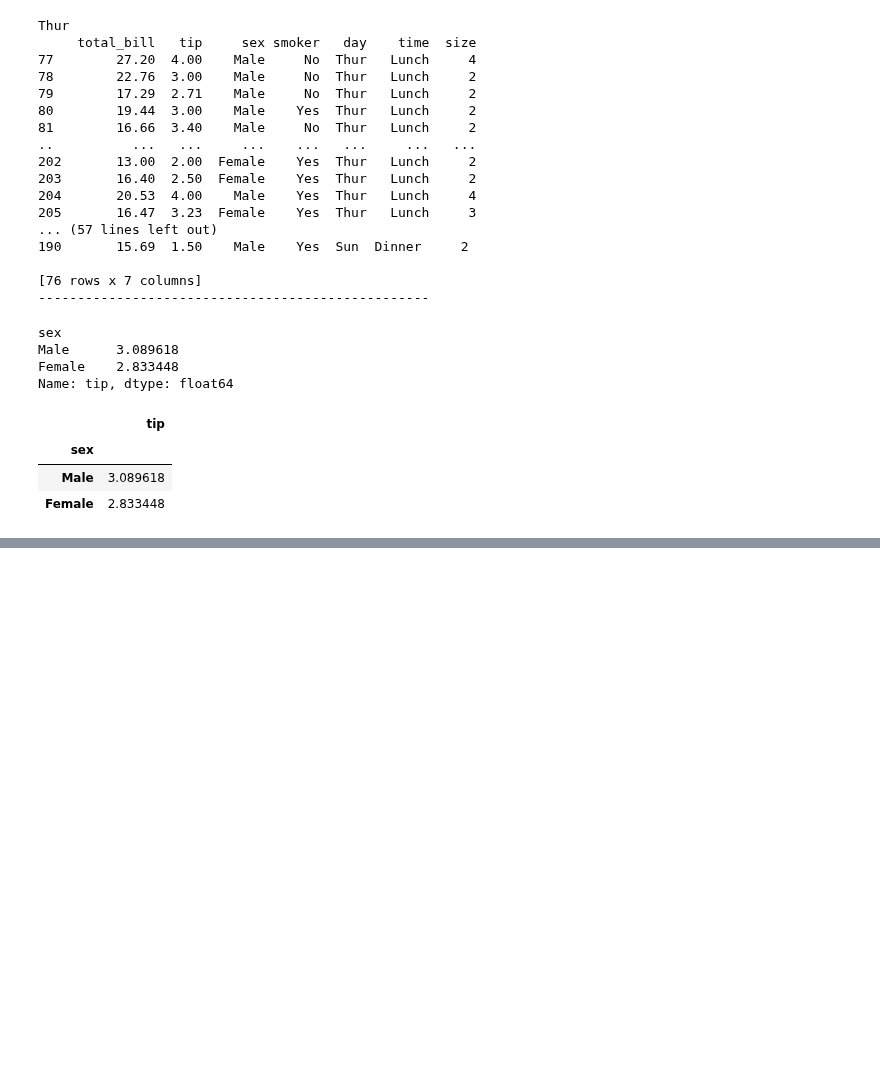
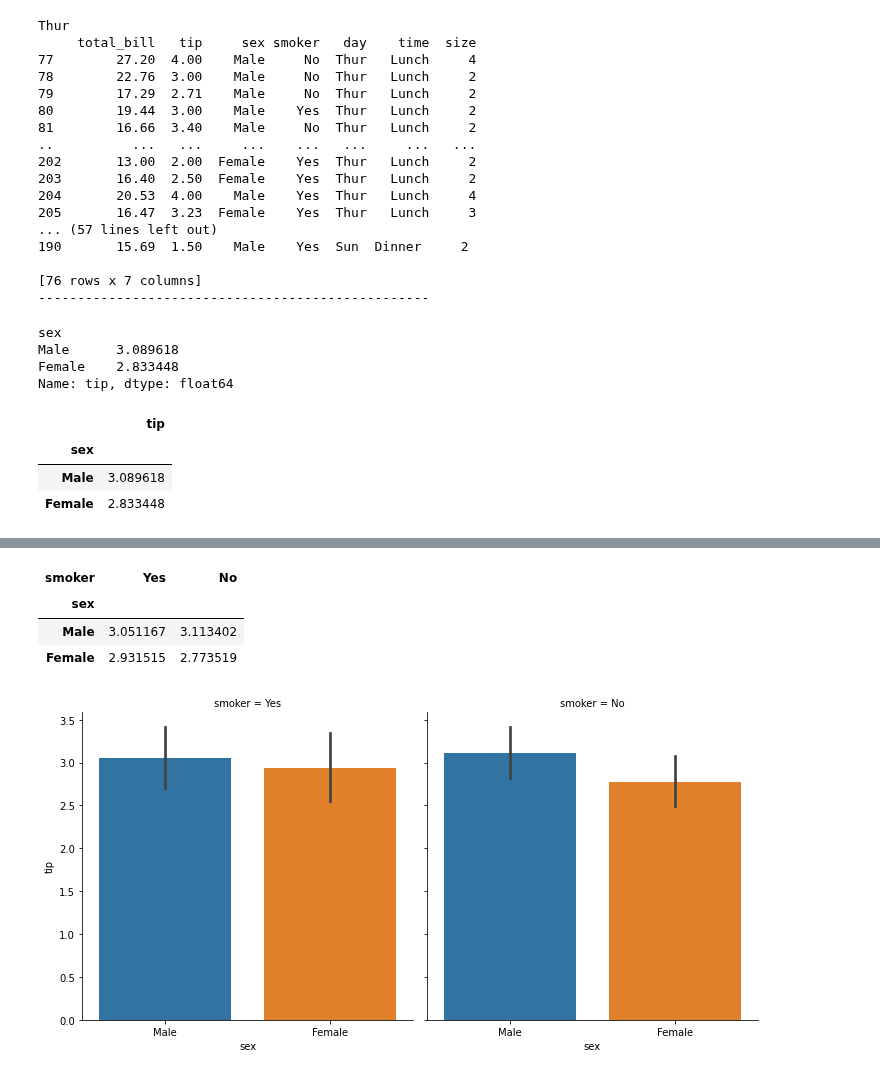
Before and after one commit to JakeOh/202011_itw_bd21, a Jupyter notebook: lab_da/da16_groupby.ipynb, the cells around one changed output, grey strips where cells are left out. Cells and saved outputs as stored; diff of their text form; code cells hidden in the pictures; blank space fills up the shorter version.

```diff
--- a/lab_da/da16_groupby.ipynb
+++ b/lab_da/da16_groupby.ipynb
@@ -293,0 +376,12 @@ tips.groupby(by='sex')[['tip']].mean()  #> DataFrame: shape(2, 1)
+# %%
+tips.pivot_table(index='sex', columns='smoker', values='tip')
+# %% [output]
+| smoker | Yes | No |
+| sex |  |  |
+| Male | 3.051167 | 3.113402 |
+| Female | 2.931515 | 2.773519 |
+# %%
+sns.catplot(data=tips, x='sex', y='tip', col='smoker', kind='bar')
+plt.show()
+# %% [output]
+[figure, added]
```
Also changed, not shown: parts of 11 cells of this notebook.
